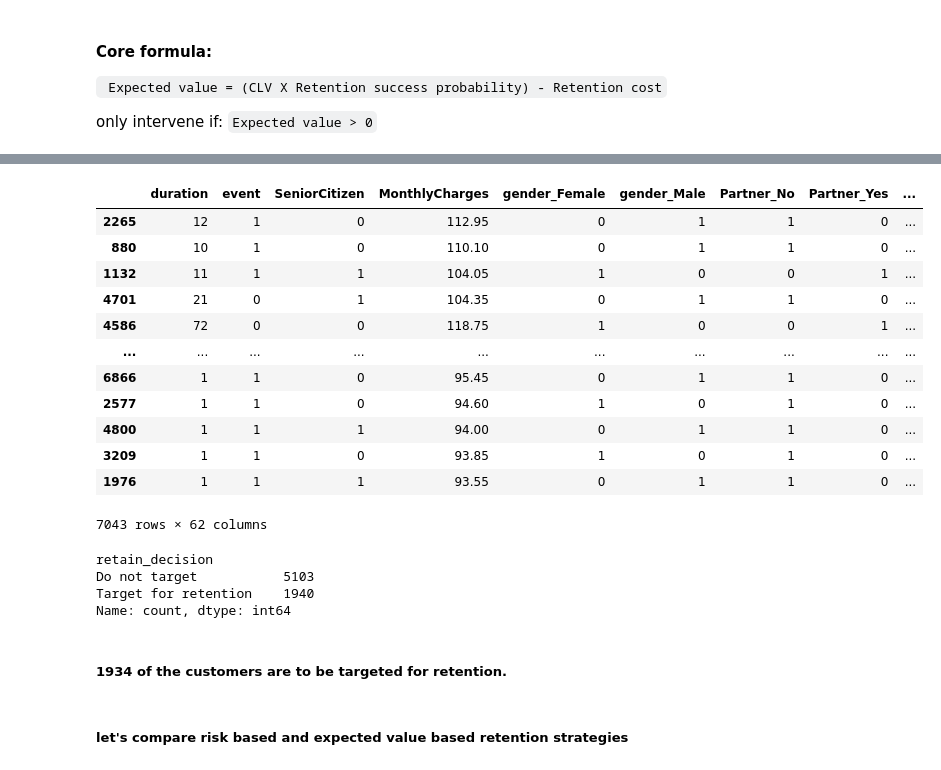
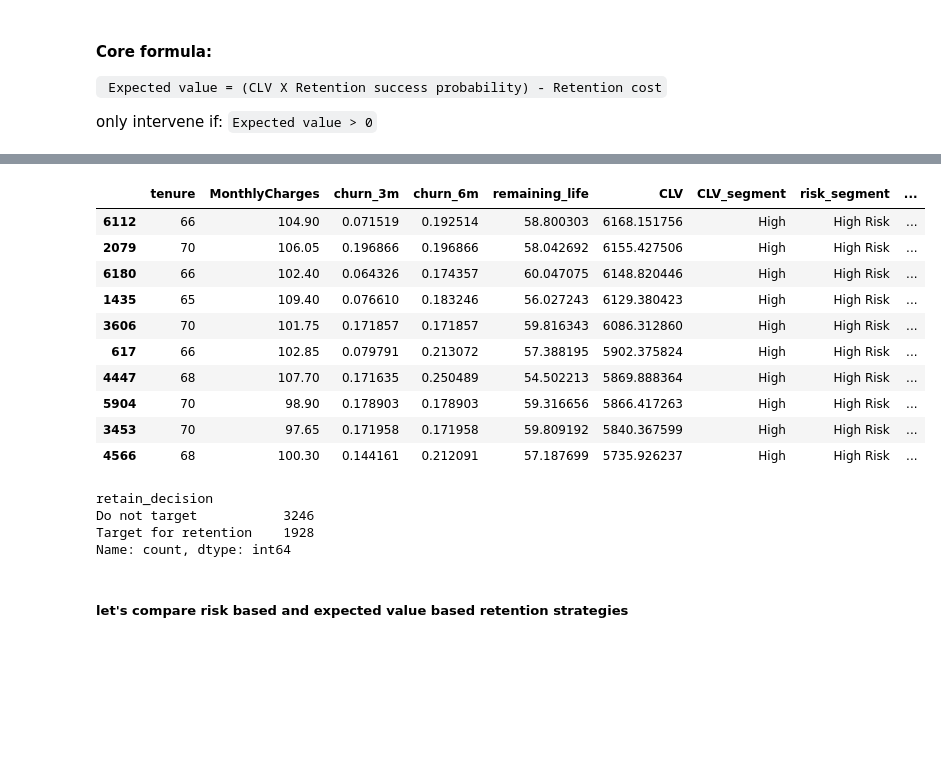
Before and after one commit to snehilojha/Profit-aware-customer-churn-and-retention-decision-system, a Jupyter notebook: src/main.ipynb, the cells around one changed output, grey strips where cells are left out. Cells and saved outputs as stored; diff of their text form; code cells hidden in the pictures; blank space fills up the shorter version.

```diff
--- a/src/main.ipynb
+++ b/src/main.ipynb
@@ -711,7 +597,7 @@ def retention_action(row):
         return "No Action"
     return "Ignore"
 
-survival_df_enc["action"] = survival_df_enc.apply(retention_action, axis=1)
+scored["action"] = scored.apply(retention_action, axis=1)
 # %% [markdown]
 #### Visualization
 # %%
@@ -751,4 +637,4 @@ def retention_probability(risk_segment):
     else:
         return 0.1
 # %%
-survival_df_enc['retention_success_prob'] = survival_df_enc['risk_segment'].apply(retention_probability)
+scored['retention_success_prob'] = scored['risk_segment'].apply(retention_probability).astype(float)
@@ -776,23 +641,21 @@ dtype: object
 # %%
 # Expected value
 
-survival_df_enc['expected_retention_value'] = (survival_df_enc['CLV'] * survival_df_enc['retention_success_prob'])
+scored['expected_retention_value'] = (scored['CLV'] * scored['retention_success_prob'])
 # %%
-survival_df_enc['net_value'] = (survival_df_enc['expected_retention_value'] - Retention_cost)
+scored['net_value'] = (scored['expected_retention_value'] - Retention_cost)
 # %%
-survival_df_enc.sort_values(by = 'net_value', ascending= False)
+scored.sort_values(by = 'net_value', ascending= False).head(10)
 # %% [output]
-|  | duration | event | SeniorCitizen | MonthlyCharges | gender_Female | gender_Male | Partner_No | Partner_Yes | ... |
-| 2265 | 12 | 1 | 0 | 112.95 | 0 | 1 | 1 | 0 | ... |
-| 880 | 10 | 1 | 0 | 110.10 | 0 | 1 | 1 | 0 | ... |
-| 1132 | 11 | 1 | 1 | 104.05 | 1 | 0 | 0 | 1 | ... |
-| 4701 | 21 | 0 | 1 | 104.35 | 0 | 1 | 1 | 0 | ... |
-| 4586 | 72 | 0 | 0 | 118.75 | 1 | 0 | 0 | 1 | ... |
-| ... | ... | ... | ... | ... | ... | ... | ... | ... | ... |
-| 6866 | 1 | 1 | 0 | 95.45 | 0 | 1 | 1 | 0 | ... |
-| 2577 | 1 | 1 | 0 | 94.60 | 1 | 0 | 1 | 0 | ... |
-| 4800 | 1 | 1 | 1 | 94.00 | 0 | 1 | 1 | 0 | ... |
-| 3209 | 1 | 1 | 0 | 93.85 | 1 | 0 | 1 | 0 | ... |
-| 1976 | 1 | 1 | 1 | 93.55 | 0 | 1 | 1 | 0 | ... |
+|  | tenure | MonthlyCharges | churn_3m | churn_6m | remaining_life | CLV | CLV_segment | risk_segment | ... |
+| 6112 | 66 | 104.90 | 0.071519 | 0.192514 | 58.800303 | 6168.151756 | High | High Risk | ... |
+| 2079 | 70 | 106.05 | 0.196866 | 0.196866 | 58.042692 | 6155.427506 | High | High Risk | ... |
+| 6180 | 66 | 102.40 | 0.064326 | 0.174357 | 60.047075 | 6148.820446 | High | High Risk | ... |
+| 1435 | 65 | 109.40 | 0.076610 | 0.183246 | 56.027243 | 6129.380423 | High | High Risk | ... |
+| 3606 | 70 | 101.75 | 0.171857 | 0.171857 | 59.816343 | 6086.312860 | High | High Risk | ... |
+| 617 | 66 | 102.85 | 0.079791 | 0.213072 | 57.388195 | 5902.375824 | High | High Risk | ... |
+| 4447 | 68 | 107.70 | 0.171635 | 0.250489 | 54.502213 | 5869.888364 | High | High Risk | ... |
+| 5904 | 70 | 98.90 | 0.178903 | 0.178903 | 59.316656 | 5866.417263 | High | High Risk | ... |
+| 3453 | 70 | 97.65 | 0.171958 | 0.171958 | 59.809192 | 5840.367599 | High | High Risk | ... |
+| 4566 | 68 | 100.30 | 0.144161 | 0.212091 | 57.187699 | 5735.926237 | High | High Risk | ... |
-7043 rows × 62 columns
 # %%
@@ -802,14 +665,12 @@ survival_df_enc['retain_decision'] = np.where(
     'Do not target'
 )
 # %%
-survival_df_enc['retain_decision'].value_counts()
+scored['retain_decision'].value_counts()
 # %% [output]
 retain_decision
-Do not target           5103
-Target for retention    1940
+Do not target           3246
+Target for retention    1928
 Name: count, dtype: int64
-# %% [markdown]
-##### 1934 of the customers are to be targeted for retention.
 # %% [markdown]
 ##### let's compare risk based and expected value based retention strategies
 # %%
```
Also changed, not shown: parts of 57 cells of this notebook, 1 other file.
